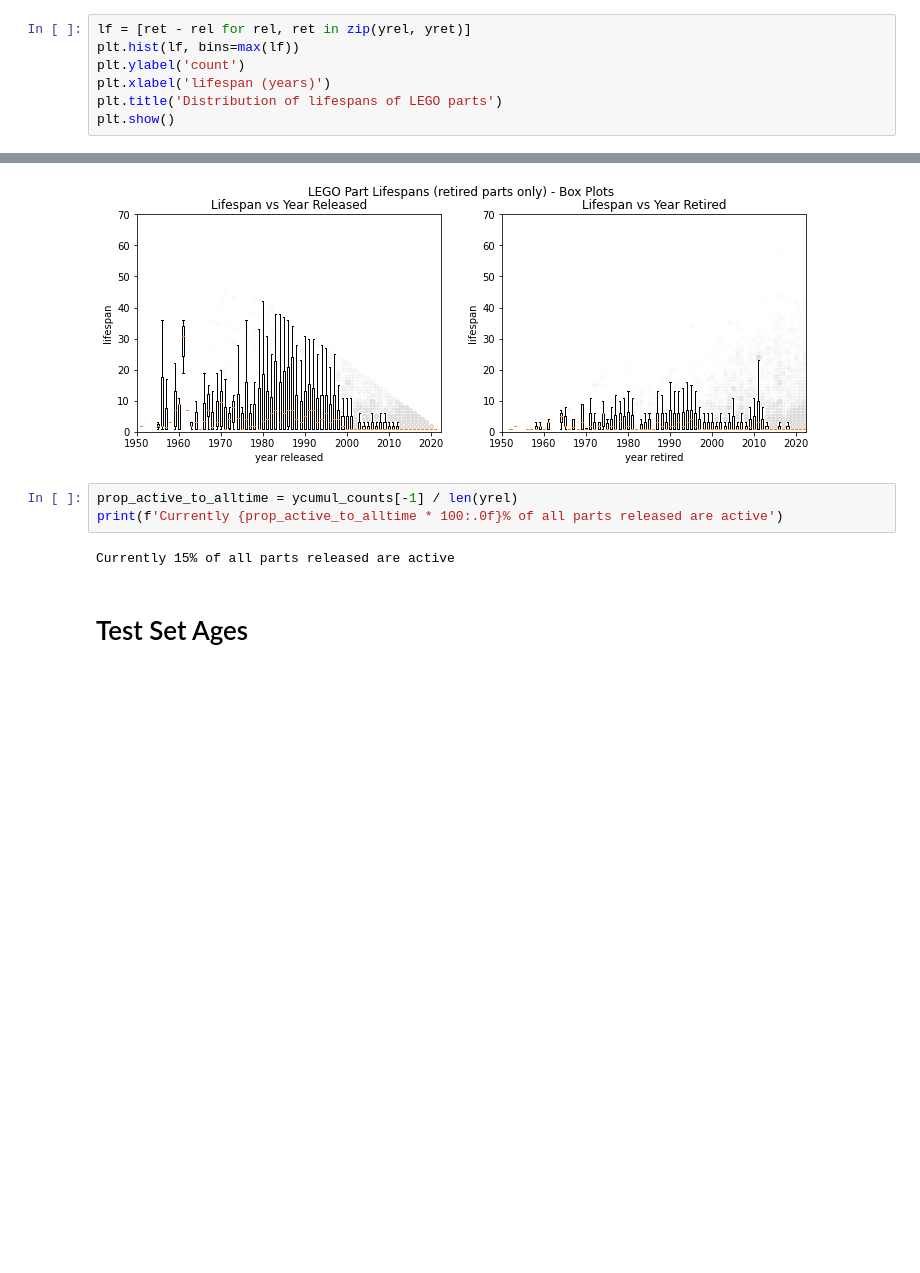
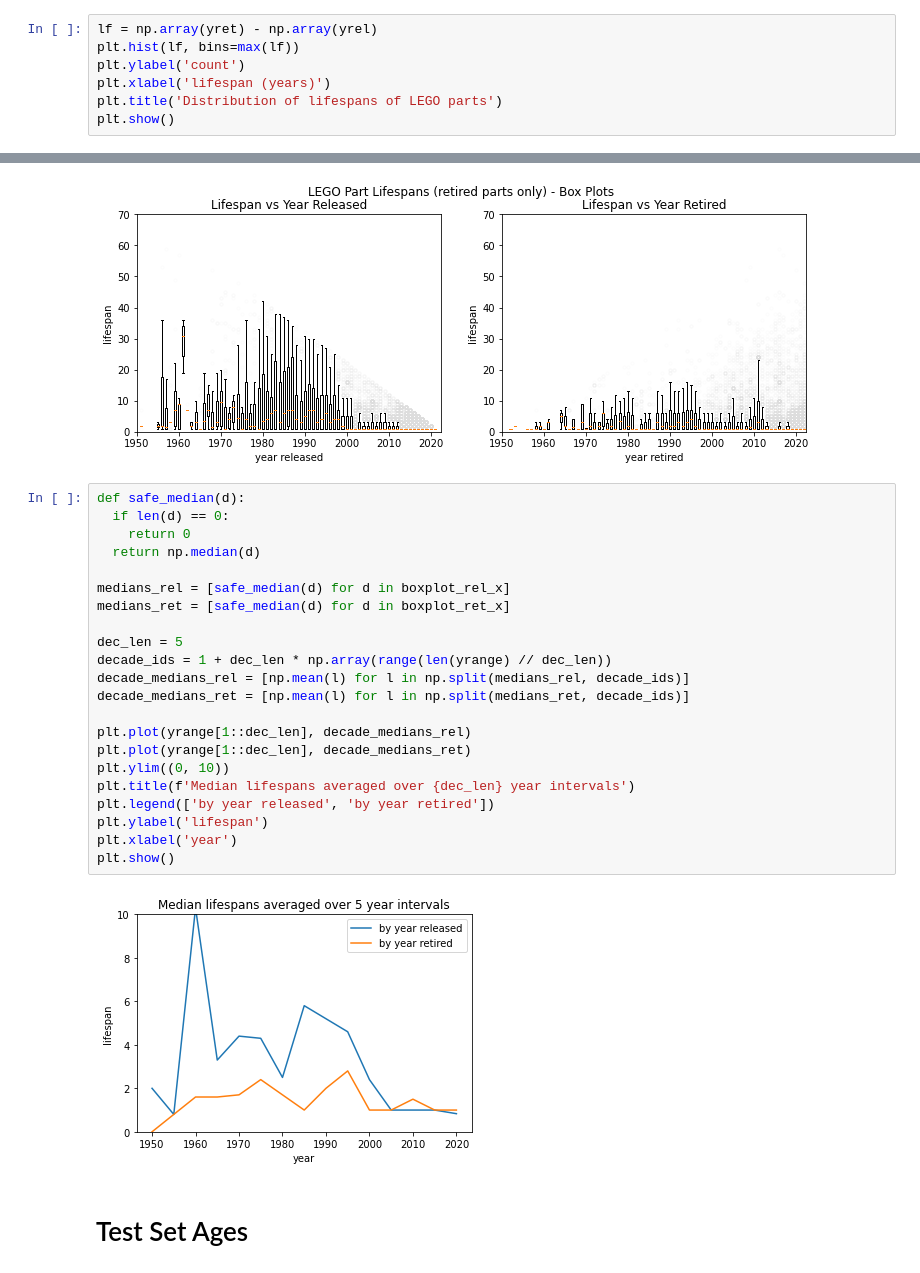
Before and after one commit to safetydave/reuse-metaphor, a Jupyter notebook: lego_lifespans.ipynb, the cells around one changed output, grey strips where cells are left out. Saved outputs shown, nothing was run; the diff lists cells and outputs as text; blank space fills up the shorter version.

```diff
--- a/lego_lifespans.ipynb
+++ b/lego_lifespans.ipynb
@@ -136,7 +136,7 @@ yret = [p['year_to'] + 1 for p in ordered_part_values if 0 < p['year_from'] <= m
 # %% [markdown]
 ## Distribution
 # %%
-lf = [ret - rel for rel, ret in zip(yrel, yret)]
+lf = np.array(yret) - np.array(yrel)
 plt.hist(lf, bins=max(lf))
 plt.ylabel('count')
 plt.xlabel('lifespan (years)')
@@ -310,11 +321,30 @@ fig.suptitle('LEGO Part Lifespans (retired parts only) - Box Plots')
 plt.show()
 # %% [output]
 [figure]
-# %%
-prop_active_to_alltime = ycumul_counts[-1] / len(yrel)
-print(f'Currently {prop_active_to_alltime * 100:.0f}% of all parts released are active')
-# %% [output]
-Currently 15% of all parts released are active
+# %%
+def safe_median(d):
+  if len(d) == 0:
+    return 0
+  return np.median(d)
+
+medians_rel = [safe_median(d) for d in boxplot_rel_x]
+medians_ret = [safe_median(d) for d in boxplot_ret_x]
+
+dec_len = 5
+decade_ids = 1 + dec_len * np.array(range(len(yrange) // dec_len))
+decade_medians_rel = [np.mean(l) for l in np.split(medians_rel, decade_ids)]
+decade_medians_ret = [np.mean(l) for l in np.split(medians_ret, decade_ids)]
+
+plt.plot(yrange[1::dec_len], decade_medians_rel)
+plt.plot(yrange[1::dec_len], decade_medians_ret)
+plt.ylim((0, 10))
+plt.title(f'Median lifespans averaged over {dec_len} year intervals')
+plt.legend(['by year released', 'by year retired'])
+plt.ylabel('lifespan')
+plt.xlabel('year')
+plt.show()
+# %% [output]
+[figure, added]
 # %% [markdown]
 # Test Set Ages
 # %%
```
Also changed, not shown: parts of 4 cells of this notebook.
